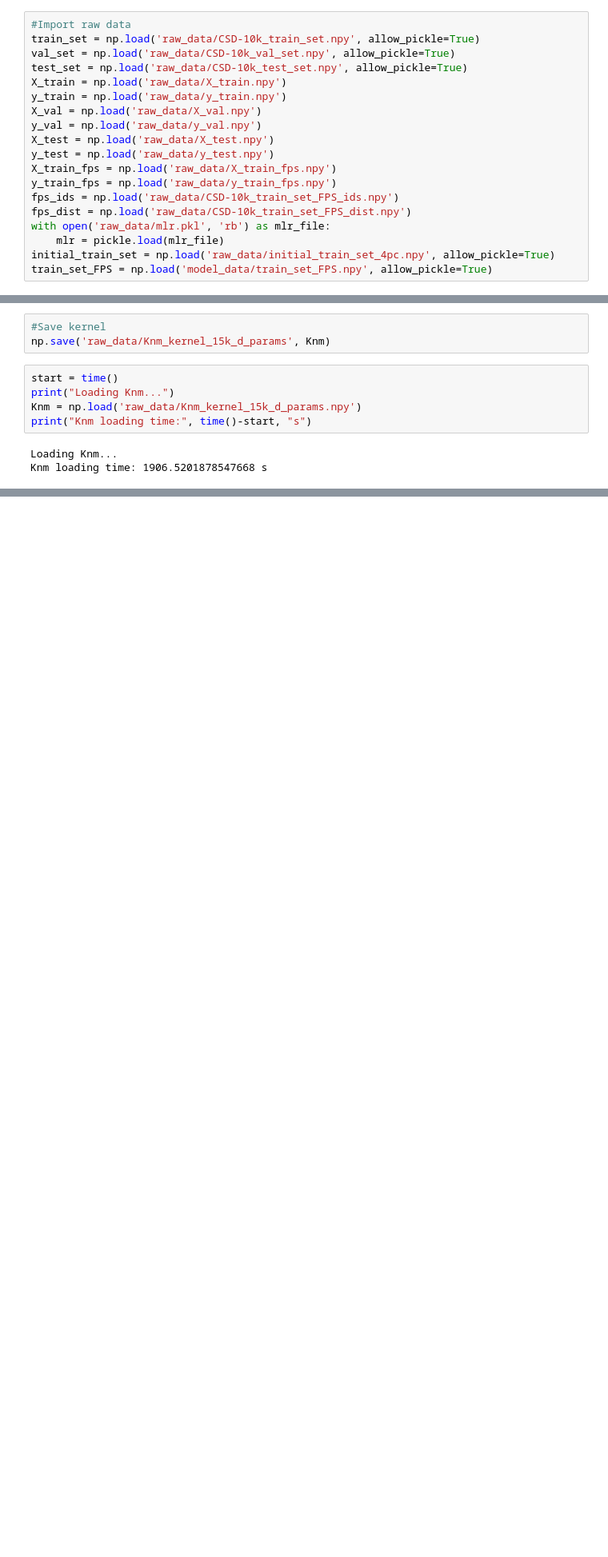
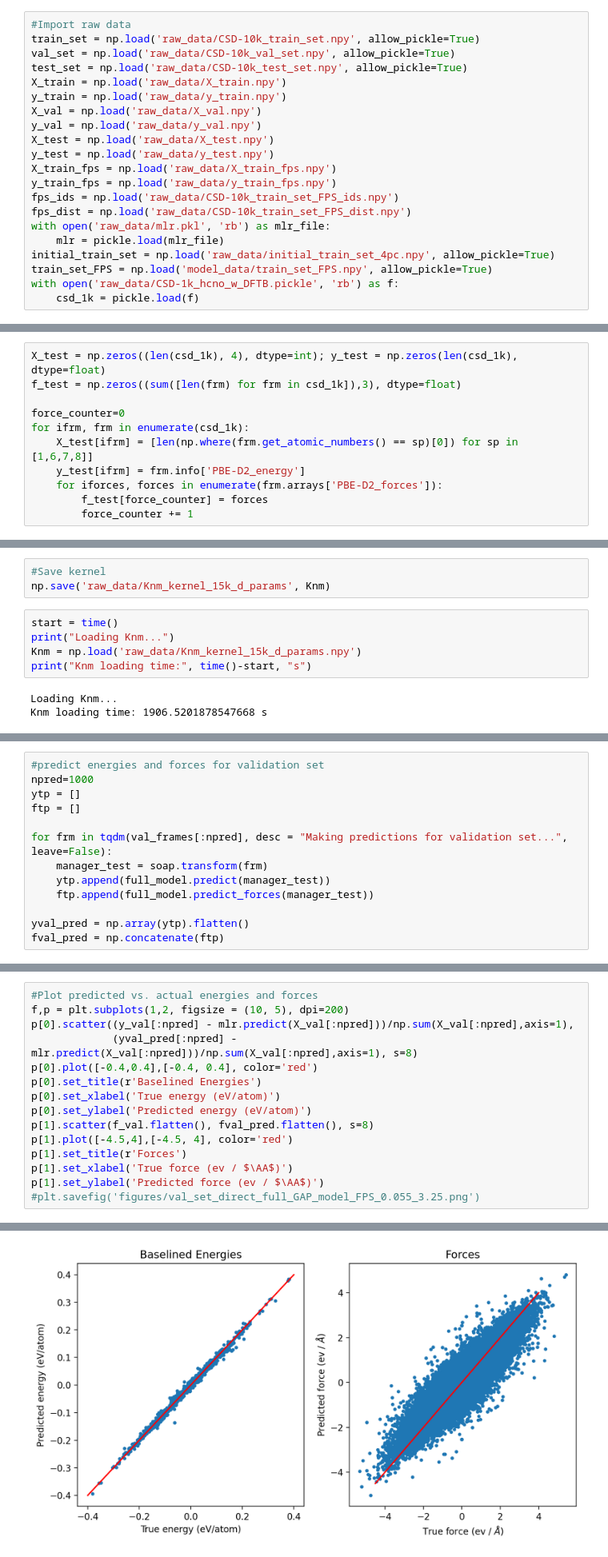
Before and after one commit to victorprincipe/genpot, a Jupyter notebook: general_purpose_potential_part_9.ipynb, the cells around one changed output, grey strips where cells are left out. Shown at 80% size. Cells and saved outputs as stored; diff of their text form; blank space fills up the shorter version.

```diff
--- a/general_purpose_potential_part_9.ipynb
+++ b/general_purpose_potential_part_9.ipynb
@@ -152,6 +152,8 @@ with open('raw_data/mlr.pkl', 'rb') as mlr_file:
     mlr = pickle.load(mlr_file)
 initial_train_set = np.load('raw_data/initial_train_set_4pc.npy', allow_pickle=True)
 train_set_FPS = np.load('model_data/train_set_FPS.npy', allow_pickle=True)
+with open('raw_data/CSD-1k_hcno_w_DFTB.pickle', 'rb') as f:
+    csd_1k = pickle.load(f)
 # %% [output]
 https://scikit-learn.org/stable/modules/model_persistence.html#security-maintainability-limitations
   warnings.warn(
@@ -280,6 +246,17 @@ for ifrm, frm in enumerate(val_frames):
     y_val[ifrm] = frm.info['PBE-D2_energy']
     f_val[counter:counter+len(frm)] = frm.arrays['PBE-D2_forces']
     counter += len(frm)
+# %%
+X_test = np.zeros((len(csd_1k), 4), dtype=int); y_test = np.zeros(len(csd_1k), dtype=float)
+f_test = np.zeros((sum([len(frm) for frm in csd_1k]),3), dtype=float)
+
+force_counter=0
+for ifrm, frm in enumerate(csd_1k):
+    X_test[ifrm] = [len(np.where(frm.get_atomic_numbers() == sp)[0]) for sp in [1,6,7,8]]
+    y_test[ifrm] = frm.info['PBE-D2_energy']
+    for iforces, forces in enumerate(frm.arrays['PBE-D2_forces']):
+        f_test[force_counter] = forces
+        force_counter += 1
 # %%
 #Create baselined per-atom energy model
 mlr = Ridge(fit_intercept=False, alpha=1e-4)
@@ -432,0 +431,13 @@ dump_obj('delta_data/GAP_model_15k_0.05_1.json', full_model)
+# %%
+#predict energies and forces for validation set
+npred=1000
+ytp = []
+ftp = []
+
+for frm in tqdm(val_frames[:npred], desc = "Making predictions for validation set...", leave=False):
+    manager_test = soap.transform(frm)
+    ytp.append(full_model.predict(manager_test))
+    ftp.append(full_model.predict_forces(manager_test))
+
+yval_pred = np.array(ytp).flatten()
+fval_pred = np.concatenate(ftp)
@@ -432,0 +448,16 @@ dump_obj('delta_data/GAP_model_15k_0.05_1.json', full_model)
+# %%
+#Plot predicted vs. actual energies and forces
+f,p = plt.subplots(1,2, figsize = (10, 5), dpi=200)
+p[0].scatter((y_val[:npred] - mlr.predict(X_val[:npred]))/np.sum(X_val[:npred],axis=1),
+             (yval_pred[:npred] - mlr.predict(X_val[:npred]))/np.sum(X_val[:npred],axis=1), s=8)
+p[0].plot([-0.4,0.4],[-0.4, 0.4], color='red')
+p[0].set_title(r'Baselined Energies')
+p[0].set_xlabel('True energy (eV/atom)')
+p[0].set_ylabel('Predicted energy (eV/atom)')
+p[1].scatter(f_val.flatten(), fval_pred.flatten(), s=8)
+p[1].plot([-4.5,4],[-4.5, 4], color='red')
+p[1].set_title(r'Forces')
+p[1].set_xlabel('True force (ev / $\AA$)')
+p[1].set_ylabel('Predicted force (ev / $\AA$)')
+#plt.savefig('figures/val_set_direct_full_GAP_model_FPS_0.055_3.25.png')
+# %% [output]
@@ -432,0 +465 @@ dump_obj('delta_data/GAP_model_15k_0.05_1.json', full_model)
+[figure, added]
```
Also changed, not shown: parts of 48 cells of this notebook, 1 other file.
